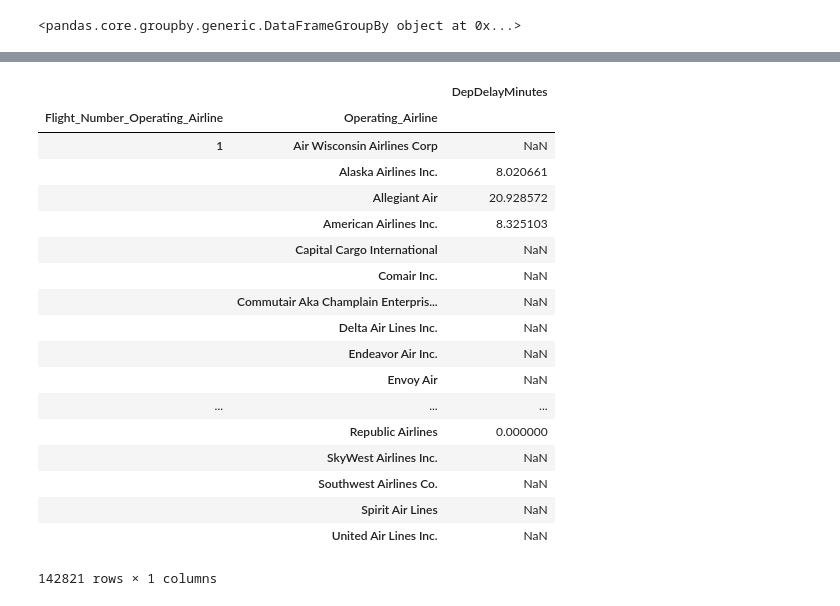
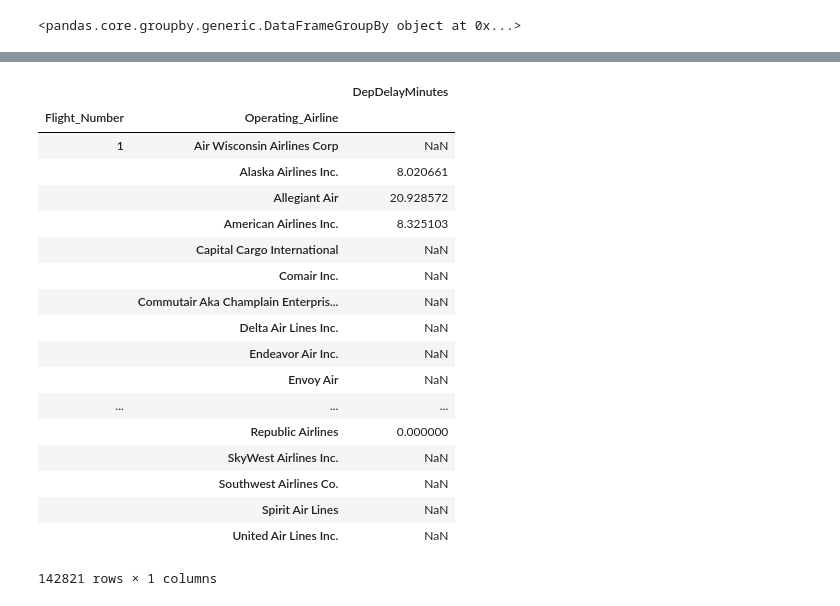
Before and after one commit to georgetown-analytics/team-3, a Jupyter notebook: flight_model/notebooks/STAT/stat1_flight_data_2022.ipynb, the cells around one changed output, grey strips where cells are left out. Drawn from its saved outputs; the diff is of its cells as text; code cells hidden in the pictures.

```diff
--- a/flight_model/notebooks/STAT/stat1_flight_data_2022.ipynb
+++ b/flight_model/notebooks/STAT/stat1_flight_data_2022.ipynb
@@ -65,7 +65,6 @@ SELECTED_COLUMNS = [
     "Diverted",
     "CRSElapsedTime",
     "AirTime",
-    "Flights",
     "Distance",
     "CarrierDelay",
     "WeatherDelay",
@@ -157,8 +156,7 @@ def tweak_df_flights(df_flights):
             "DestAirportID": "int16",
             "CRSDepTime": "int16",
             "CRSArrTime": "int16",
-            "Flight_Number_Operating_Airline": "int16",
-            "Flights": "int16",
+            "Flight_Number": "int16"
         }
     )
 
@@ -502,13 +512,13 @@ cols = ["FlightDate","Tail_Number","Flight_Number_Operating_Airline","Operating_
 1149441 rows × 11 columns
 # %%
-cols = ["FlightDate","Tail_Number","Flight_Number_Operating_Airline","Operating_Airline", "OriginCityName","DestCityName", "CRSDepTime", "DepTime","DepDelayMinutes","AirTime", "FlightStatus"]
+cols = ["FlightDate","Tail_Number","Flight_Number","Operating_Airline", "OriginCityName","DestCityName", "CRSDepTime", "DepTime","DepDelayMinutes","AirTime", "FlightStatus"]
 (df_flights[cols]
- .groupby(["Flight_Number_Operating_Airline", "Operating_Airline"])
+ .groupby(["Flight_Number", "Operating_Airline"])
  [["DepDelayMinutes"]]
  .mean())
 # %% [output]
 |  |  | DepDelayMinutes |
-| Flight_Number_Operating_Airline | Operating_Airline |  |
+| Flight_Number | Operating_Airline |  |
 | 1 | Air Wisconsin Airlines Corp | NaN |
 |  | Alaska Airlines Inc. | 8.020661 |
 |  | Allegiant Air | 20.928572 |
```
Also changed, not shown: parts of 9 cells of this notebook.
